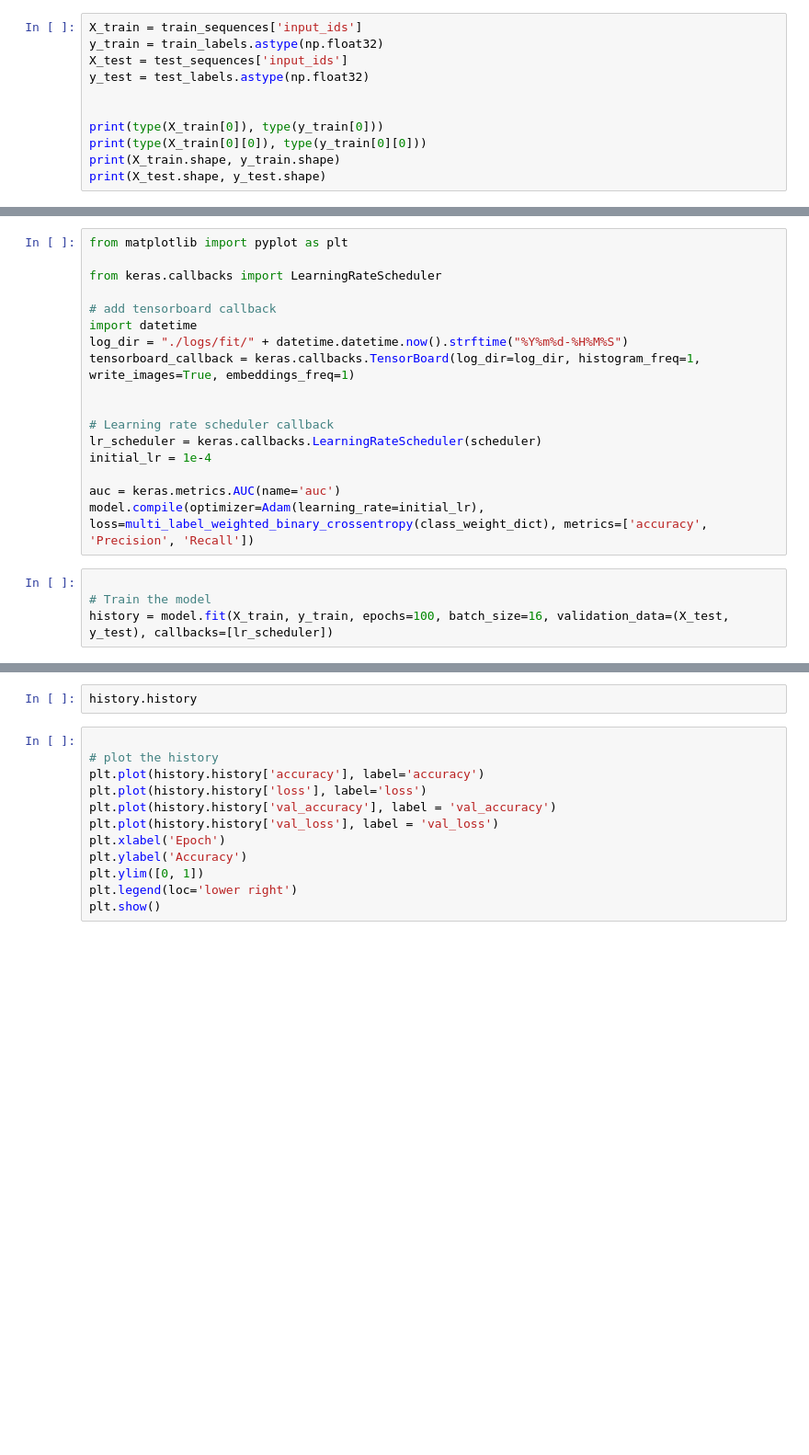
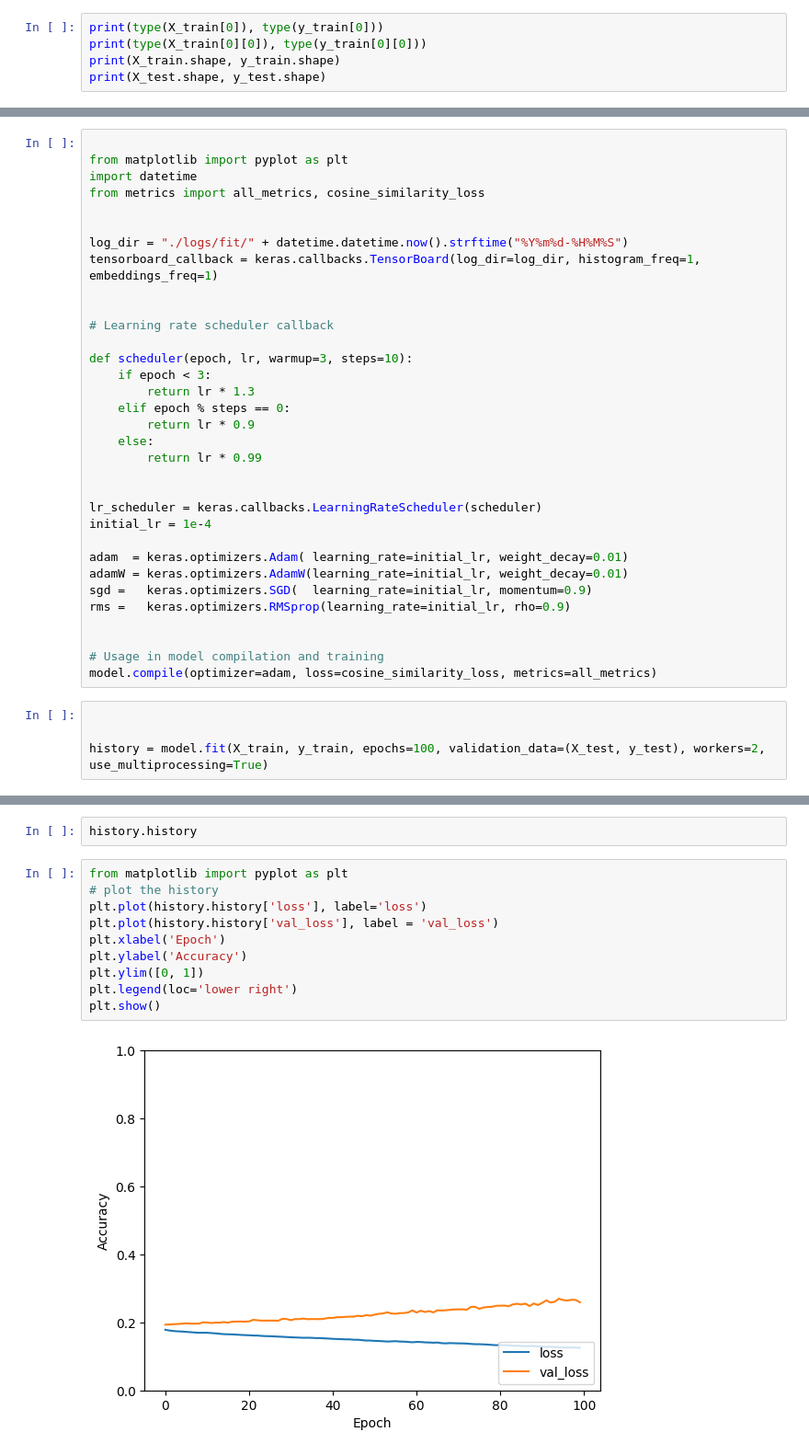
Before and after one commit to sebdg/SebLLama-Notebooks, a Jupyter notebook: Emotions/EmotionsClassifier.ipynb, the cells around one changed output, grey strips where cells are left out. Shown at 92% size. Cells and saved outputs as stored; diff of their text form; blank space fills up the shorter version.

```diff
--- a/Emotions/EmotionsClassifier.ipynb
+++ b/Emotions/EmotionsClassifier.ipynb
@@ -159,10 +131,4 @@ train
 # %%
-X_train = train_sequences['input_ids']
-y_train = train_labels.astype(np.float32)
-X_test = test_sequences['input_ids']
-y_test = test_labels.astype(np.float32)
-
-
 print(type(X_train[0]), type(y_train[0]))
 print(type(X_train[0][0]), type(y_train[0][0]))
 print(X_train.shape, y_train.shape)
@@ -357,21 +372,37 @@ plt.show()
 # %%
+
 from matplotlib import pyplot as plt
+import datetime
+from metrics import all_metrics, cosine_similarity_loss
 
-from keras.callbacks import LearningRateScheduler
 
-# add tensorboard callback
-import datetime
 log_dir = "./logs/fit/" + datetime.datetime.now().strftime("%Y%m%d-%H%M%S")
-tensorboard_callback = keras.callbacks.TensorBoard(log_dir=log_dir, histogram_freq=1, write_images=True, embeddings_freq=1)
+tensorboard_callback = keras.callbacks.TensorBoard(log_dir=log_dir, histogram_freq=1, embeddings_freq=1)
 
 
 # Learning rate scheduler callback
+
+def scheduler(epoch, lr, warmup=3, steps=10):
+    if epoch < 3:
+        return lr * 1.3
+    elif epoch % steps == 0:
+        return lr * 0.9
+    else:
+        return lr * 0.99
+
+
 lr_scheduler = keras.callbacks.LearningRateScheduler(scheduler)
 initial_lr = 1e-4
 
-auc = keras.metrics.AUC(name='auc')
-model.compile(optimizer=Adam(learning_rate=initial_lr), loss=multi_label_weighted_binary_crossentropy(class_weight_dict), metrics=['accuracy', 'Precision', 'Recall'])
+adam  = keras.optimizers.Adam( learning_rate=initial_lr, weight_decay=0.01)
+adamW = keras.optimizers.AdamW(learning_rate=initial_lr, weight_decay=0.01)
+sgd =   keras.optimizers.SGD(  learning_rate=initial_lr, momentum=0.9)
+rms =   keras.optimizers.RMSprop(learning_rate=initial_lr, rho=0.9)
+
+
+# Usage in model compilation and training
+model.compile(optimizer=adam, loss=cosine_similarity_loss, metrics=all_metrics)
 # %%
 
-# Train the model
-history = model.fit(X_train, y_train, epochs=100, batch_size=16, validation_data=(X_test, y_test), callbacks=[lr_scheduler])
+
+history = model.fit(X_train, y_train, epochs=100, validation_data=(X_test, y_test), workers=2, use_multiprocessing=True)
@@ -378,15 +427,15 @@ history = model.fit(X_train, y_train, epochs=100, batch_size=16, validation_data
 # %%
 history.history
 # %%
-
+from matplotlib import pyplot as plt
 # plot the history
-plt.plot(history.history['accuracy'], label='accuracy')
 plt.plot(history.history['loss'], label='loss')
-plt.plot(history.history['val_accuracy'], label = 'val_accuracy')
 plt.plot(history.history['val_loss'], label = 'val_loss')
 plt.xlabel('Epoch')
 plt.ylabel('Accuracy')
 plt.ylim([0, 1])
 plt.legend(loc='lower right')
 plt.show()
+# %% [output]
+[figure, added]
 # %%
```
Also changed, not shown: parts of 27 cells of this notebook, 13 other files.
